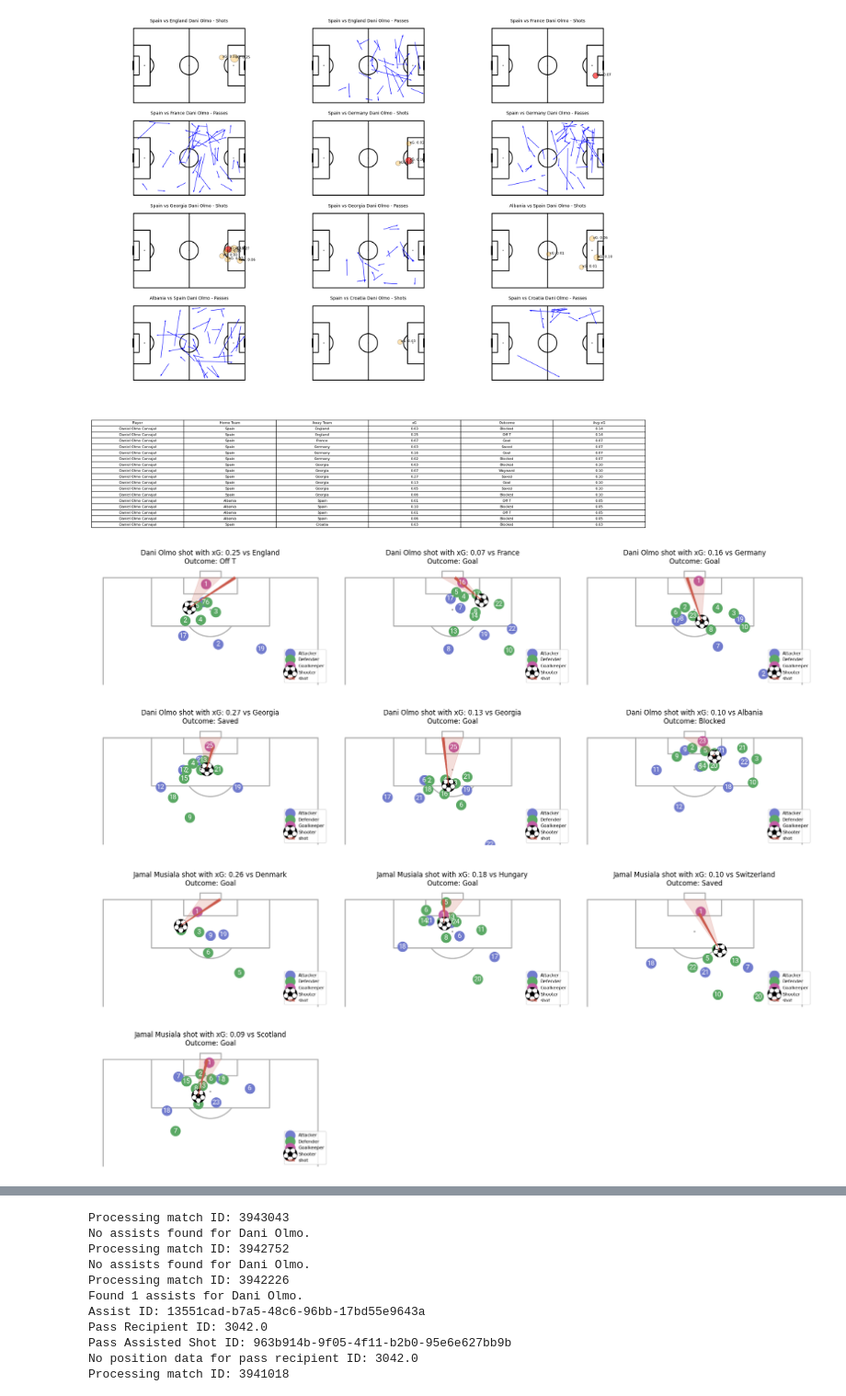
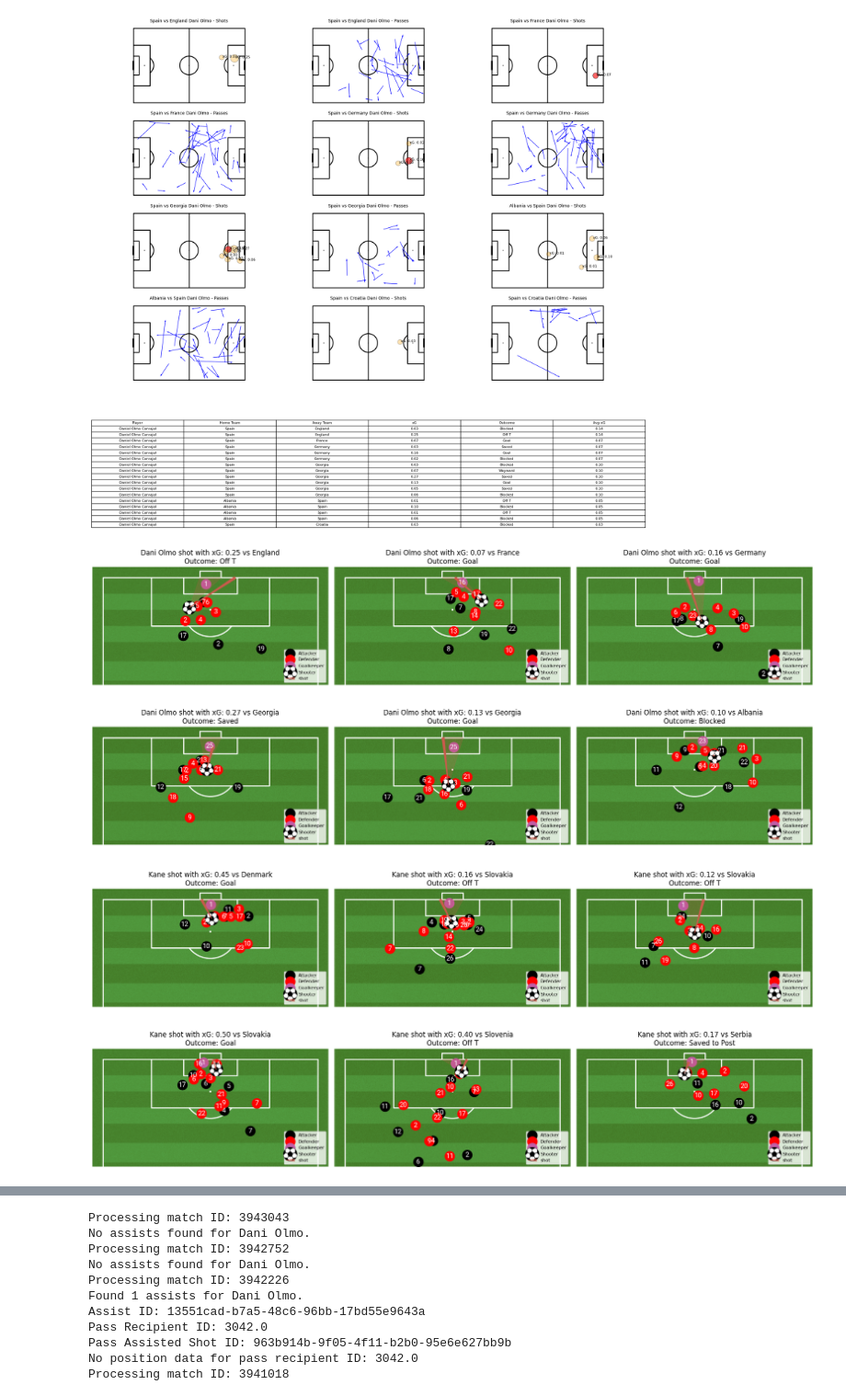
Before and after one commit to FolkeHilding/Football, a Jupyter notebook: Assignment1.ipynb, the cells around one changed output, grey strips where cells are left out. Shown at 92% size. Drawn from its saved outputs; the diff is of its cells as text; code cells hidden in the pictures.

Commit message:
plots done

```diff
--- a/Assignment1.ipynb
+++ b/Assignment1.ipynb
@@ -206,7 +207,7 @@ gs = gridspec.GridSpec(rows * 2, cols)
 robotto_regular = FontManager()
 
 for i, (shot, match_id, home_team, away_team, df_freeze_frame) in enumerate(olmo_filtered_shots):
-    pitch = VerticalPitch(half=True, goal_type='box', pad_bottom=-20)
+    pitch = VerticalPitch(half=True, goal_type='box', pad_bottom=-20, pitch_color='grass', line_color='white', stripe=True)
     ax = fig.add_subplot(gs[i])
 
     df_lineup = parser.lineup(match_id)
@@ -224,8 +225,8 @@ for i, (shot, match_id, home_team, away_team, df_freeze_frame) in enumerate(olmo
 
     pitch.draw(ax=ax)
 
-    pitch.scatter(df_team1.x, df_team1.y, s=300, c='#727cce', label='Attacker', ax=ax)
-    pitch.scatter(df_team2_other.x, df_team2_other.y, s=300, c='#5ba965', label='Defender', ax=ax)
+    pitch.scatter(df_team1.x, df_team1.y, s=300, c='black', label='Attacker', ax=ax)
+    pitch.scatter(df_team2_other.x, df_team2_other.y, s=300, c='red', label='Defender', ax=ax)
     pitch.scatter(df_team2_goal.x, df_team2_goal.y, s=300, ax=ax, c='#c15ca5', label='Goalkeeper')
 
     pitch.scatter(shot['x'], shot['y'], marker='football', s=600, ax=ax, label='Shooter', zorder=1.2)
@@ -245,30 +246,31 @@ for i, (shot, match_id, home_team, away_team, df_freeze_frame) in enumerate(olmo
 fig.tight_layout()
 plt.show()
 # %% [output]
-[figure, old version]
+[figure, new version]
 # %%
-germany_matches = matches[(matches['home_team'] == 'Germany') | (matches['away_team'] == 'Germany')]
+england_matches = matches[(matches['home_team'] == 'England') | (matches['away_team'] == 'England')]
 
 parser = Sbopen()
-musiala_filtered_shots = []
+kane_filtered_shots = []
 
-for _, match in germany_matches.iterrows():
+for _, match in england_matches.iterrows():
     match_id = match['match_id']
     home_team = match['home_team']
     away_team = match['away_team']
 
     df, related, freeze, tactics = parser.event(match_id)
-    df_musiala = df[(df['player_name'] == 'Jamal Musiala') & (df['type_name'] == 'Shot')]
+    df_kane = df[(df['player_name'] == 'Harry Kane') & (df['type_name'] == 'Shot')]
 
-    filtered_shots = df_musiala[(df_musiala['shot_statsbomb_xg'] > 0.08) | (df_musiala['outcome_name'] == 'Goal')]
+    filtered_shots = df_kane[(df_kane['shot_statsbomb_xg'] > 0.12) | (df_kane['outcome_name'] == 'Goal')]
+    filtered_shots = filtered_shots[filtered_shots['shot_statsbomb_xg'] < 0.5]
 
     if not filtered_shots.empty:
         for _, shot in filtered_shots.iterrows():
             shot_id = shot['id']
             df_freeze_frame = freeze[freeze['id'] == shot_id].copy()
-            musiala_filtered_shots.append((shot, match_id, home_team, away_team, df_freeze_frame))
+            kane_filtered_shots.append((shot, match_id, home_team, away_team, df_freeze_frame))
 
-num_matches = len(musiala_filtered_shots)
+num_matches = len(kane_filtered_shots)
 cols = min(3, num_matches)
 rows = (num_matches + cols - 1) // cols
 
@@ -277,8 +279,8 @@ gs = gridspec.GridSpec(rows * 2, cols)
 
 robotto_regular = FontManager()
 
-for i, (shot, match_id, home_team, away_team, df_freeze_frame) in enumerate(musiala_filtered_shots):
-    pitch = VerticalPitch(half=True, goal_type='box', pad_bottom=-20)
+for i, (shot, match_id, home_team, away_team, df_freeze_frame) in enumerate(kane_filtered_shots):
+    pitch = VerticalPitch(half=True, goal_type='box', pad_bottom=-20, pitch_color='grass', line_color='white', stripe=True)
     ax = fig.add_subplot(gs[i])
 
     df_lineup = parser.lineup(match_id)
@@ -287,34 +289,34 @@ for i, (shot, match_id, home_team, away_team, df_freeze_frame) in enumerate(musi
 
     team1 = shot['team_name']
     team2 = list(set(df_lineup['team_name'].unique()) - {team1})[0]
 
     df_team1 = df_freeze_frame[df_freeze_frame['team_name'] == team1]
     df_team2_goal = df_freeze_frame[(df_freeze_frame['team_name'] == team2) &
                                     (df_freeze_frame['position_name'] == 'Goalkeeper')]
     df_team2_other = df_freeze_frame[(df_freeze_frame['team_name'] == team2) &
                                      (df_freeze_frame['position_name'] != 'Goalkeeper')]
 
     pitch.draw(ax=ax)
 
-    pitch.scatter(df_team1.x, df_team1.y, s=300, c='#727cce', label='Attacker', ax=ax)
-    pitch.scatter(df_team2_other.x, df_team2_other.y, s=300, c='#5ba965', label='Defender', ax=ax)
+    pitch.scatter(df_team1.x, df_team1.y, s=300, c='black', label='Attacker', ax=ax)
+    pitch.scatter(df_team2_other.x, df_team2_other.y, s=300, c='red', label='Defender', ax=ax)
     pitch.scatter(df_team2_goal.x, df_team2_goal.y, s=300, ax=ax, c='#c15ca5', label='Goalkeeper')
 
     pitch.scatter(shot['x'], shot['y'], marker='football', s=600, ax=ax, label='Shooter', zorder=1.2)
     pitch.lines(shot['x'], shot['y'], shot['end_x'], shot['end_y'], comet=True, label='shot', color='#cb5a4c', ax=ax)
     pitch.goal_angle(shot['x'], shot['y'], ax=ax, alpha=0.2, zorder=1.1, color='#cb5a4c', goal='right')
 
     for j, row in df_freeze_frame.iterrows():
         pitch.annotate(row['jersey_number'], (row['x'], row['y']), color='white',
                        va='center', ha='center', fontsize=12, fontproperties=robotto_regular.prop, ax=ax)
 
     xG_value = shot['shot_statsbomb_xg']
     outcome = shot['outcome_name']
 
-    ax.set_title(f"Jamal Musiala shot with xG: {xG_value:.2f} vs {team2}\nOutcome: {outcome}", fontsize=12)
+    ax.set_title(f"Kane shot with xG: {xG_value:.2f} vs {team2}\nOutcome: {outcome}", fontsize=12)
     ax.legend(loc='lower right', fontsize=8)
 
 fig.tight_layout()
 plt.show()
 # %% [output]
-[figure, old version]
+[figure, new version]
```
Also changed, not shown: parts of 3 cells of this notebook.
